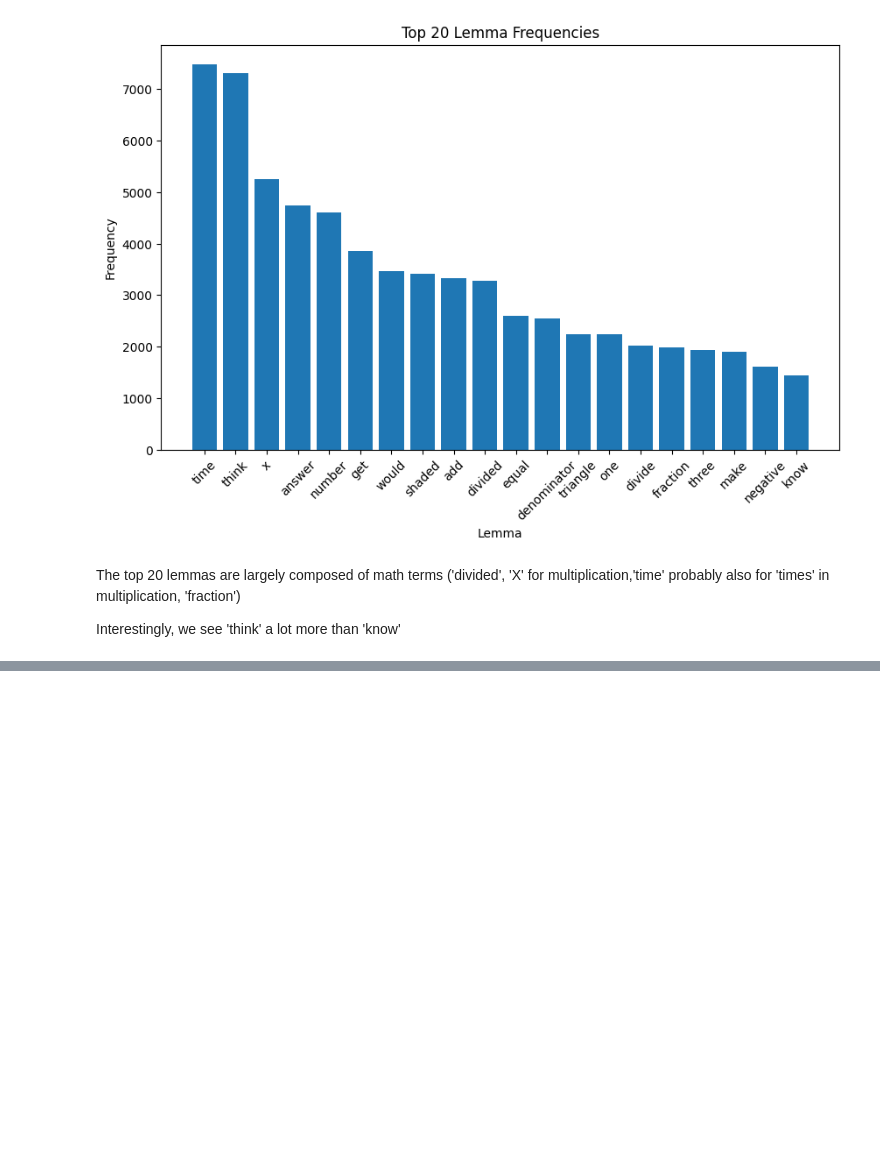
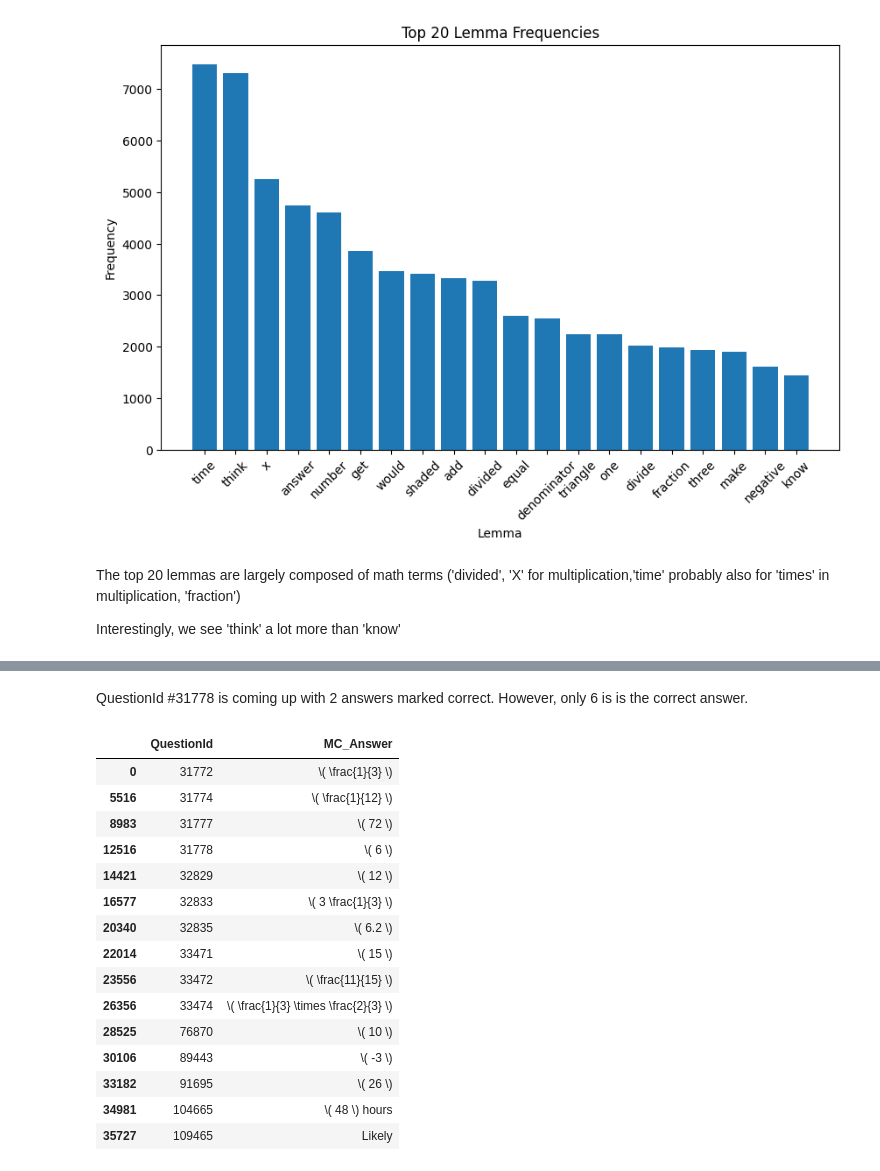
Before and after one commit to geojenk/MAP-ChartingStudentMathMisunderstandings, a Jupyter notebook: 01_data_wrangling_eda.ipynb, the cells around one changed output, grey strips where cells are left out. Saved outputs shown, nothing was run; the diff lists cells and outputs as text; code cells hidden in the pictures; blank space fills up the shorter version.

```diff
--- a/01_data_wrangling_eda.ipynb
+++ b/01_data_wrangling_eda.ipynb
@@ -438,0 +467,25 @@ Interestingly, we see 'think' a lot more than 'know'
+# %% [markdown]
+QuestionId #31778 is coming up with 2 answers marked correct. However, only 6 is is the correct answer.
+# %%
+answer_key = unique_rows[['QuestionId','MC_Answer']]
+answer_key = answer_key.drop(
+    answer_key[(train['QuestionId'] == 31778) & (answer_key['MC_Answer'] == '\( 9 \)')].index
+)
+answer_key
+# %% [output]
+|  | QuestionId | MC_Answer |
+| 0 | 31772 | \( \frac{1}{3} \) |
+| 5516 | 31774 | \( \frac{1}{12} \) |
+| 8983 | 31777 | \( 72 \) |
+| 12516 | 31778 | \( 6 \) |
+| 14421 | 32829 | \( 12 \) |
+| 16577 | 32833 | \( 3 \frac{1}{3} \) |
+| 20340 | 32835 | \( 6.2 \) |
+| 22014 | 33471 | \( 15 \) |
+| 23556 | 33472 | \( \frac{11}{15} \) |
+| 26356 | 33474 | \( \frac{1}{3} \times \frac{2}{3} \) |
+| 28525 | 76870 | \( 10 \) |
+| 30106 | 89443 | \( -3 \) |
+| 33182 | 91695 | \( 26 \) |
+| 34981 | 104665 | \( 48 \) hours |
+| 35727 | 109465 | Likely |
```
Also changed, not shown: parts of 6 cells of this notebook, 1 other file.
